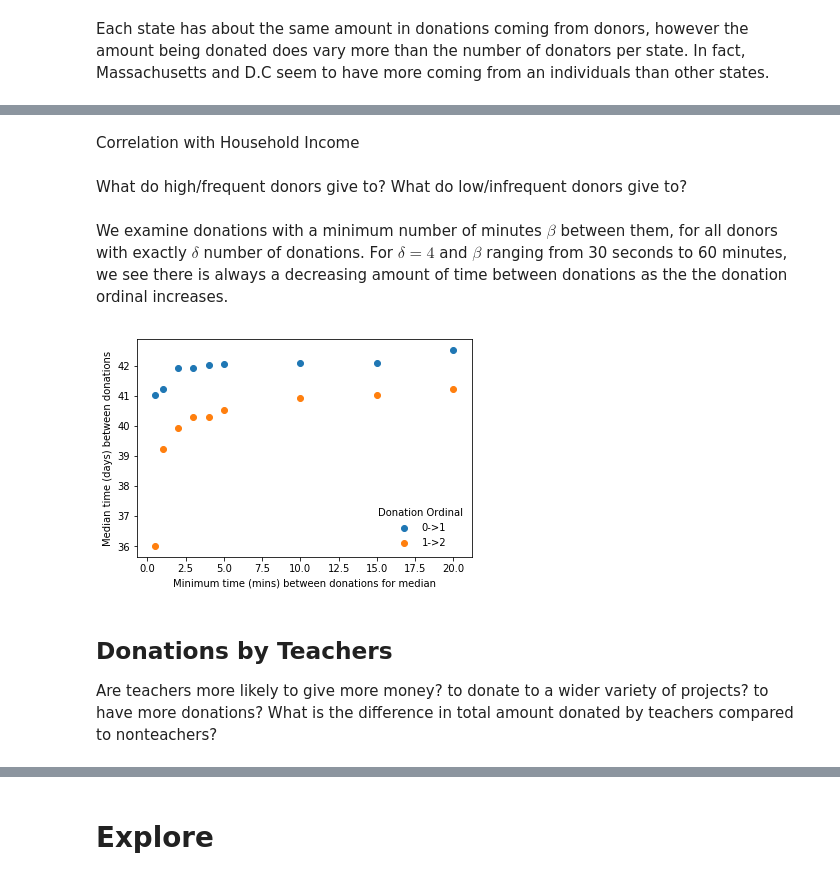
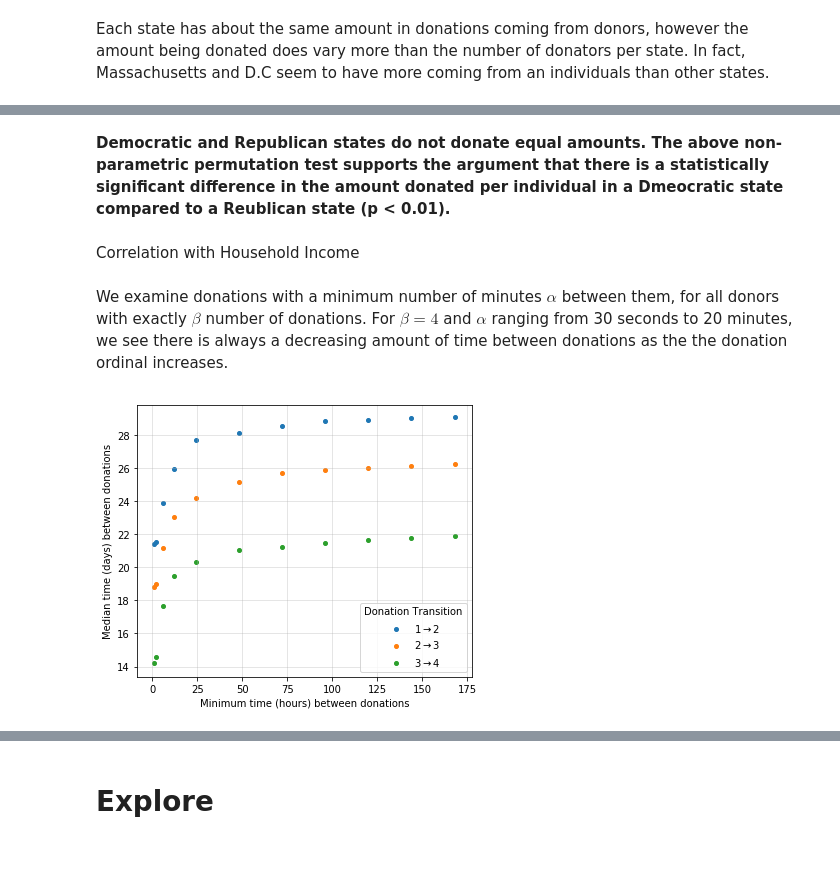
Before and after one commit to mikeona120/MATH189_Final, a Jupyter notebook: liebscher_analysis.ipynb, the cells around one changed output, grey strips where cells are left out. Saved outputs shown, nothing was run; the diff lists cells and outputs as text; code cells hidden in the pictures.

Commit message:
more tests and exploration

```diff
--- a/liebscher_analysis.ipynb
+++ b/liebscher_analysis.ipynb
@@ -304,5 +321,5 @@ Median Average Donation for each Donation Count Bin
 # %%
-donation_count_avgs = donors_donation_counts.groupby('bin')['avg'].quantile(.5)
+donation_count_avgs = unique_donors_complete.groupby('bin')['avg'].quantile(.5)
 plt.subplots(figsize=(10, 4))
 
 values = donation_count_avgs.values
@@ -567,3 +630,5 @@ plt.ylim([0,1]);
+# %% [markdown]
+**Democratic and Republican states do not donate equal amounts. The above non-parametric permutation test supports the argument that there is a statistically significant difference in the amount donated per individual in a Dmeocratic state compared to a Reublican state (p < 0.01).**
 # %% [markdown]
 Correlation with Household Income
 # %%
@@ -575,42 +640,62 @@ round(a['A00100'].values.mean()), round(np.average(a['A00100'].values, weights=a
-# %% [markdown]
-What do high/frequent donors give to? What do low/infrequent donors give to?
 # %% [markdown]
-We examine donations with a minimum number of minutes $\beta$ between them, for all donors with exactly $\delta$ number of donations. For $\delta=4$ and $\beta$ ranging from 30 seconds to 60 minutes, we see there is always a decreasing amount of time between donations as the the donation ordinal increases.
+We examine donations with a minimum number of minutes $\alpha$ between them, for all donors with exactly $\beta$ number of donations. For $\beta=4$ and $\alpha$ ranging from 30 seconds to 20 minutes, we see there is always a decreasing amount of time between donations as the the donation ordinal increases.
 # %%
-dim = 3
+# number of donations per donor
+beta = 4
 
 a = donations_subset.groupby('donor_id').size()
-i = a[a == dim].index
+i = a[a == beta].index
 
+# subset the donations set by only keeping donations that are made by donors with beta donations
 t = donations_subset[donations_subset['donor_id'].isin(i)].groupby('donor_id')
 # %%
 c = 0
 
 gaps = []
 
+# get the donations of each donor in the subset
 for row in t:
+
+    # sort the donor's donations by date
     s_row = row[1].sort_values('date')
+
+    # find the differences in time between each donation
     diffs = s_row['date'].values[1:] - s_row['date'].values[:-1]
+
+    # record the time differences in seconds
     gaps.append(diffs / (60 * 60 * 24))
+
+    # only run through the first 100,0000 donors
     c += 1
-    if c % 500 == 0:
+    if c % 100000 == 0:
         break
+
 gaps = np.array(gaps)
 # %%
 res = []
 
-for threshold in [0.5, 1, 2, 3, 4, 5, 10, 15, 20]:
+# test over various time thresholds (in hours)
+for threshold in [1, 2, 6, 12, 24, 48, 72, 96, 120, 144, 168]:
 
-    for d in range(dim-1):
-        res.append([threshold, np.median(gaps[gaps[:, d] >= (threshold/60)]), d])
+    # record the median time between donations, for gaps greater than the threshold
+    # for each donation transition (1st donation to 2nd, 2nd to 3rd, etc.)
+    for d in range(beta-1):
+
+        # first column: threshold, second: median gap, third: donation ordinal
+        res.append([threshold, np.median(gaps[gaps[:, d] >= (threshold/(60*60))]), d])
+
 res = np.array(res)
 # %%
-for d in range(dim-1):
+plt.subplots(figsize=(6,5))
+plt.grid(True, alpha=0.4)
+
+# plot scatters for each donation transition
+for d in range(beta-1):
     mask = res[:, 2] == d
-    plt.scatter(res[mask, 0], res[mask, 1], label='{}->{}'.format(d, d+1))
+    plt.scatter(res[mask, 0], res[mask, 1], label=r'{}$\rightarrow${}'.format(d+1, d+2), s=16)
 
-plt.xlabel('Minimum time (mins) between donations for median')
+plt.xlabel('Minimum time (hours) between donations')
 plt.ylabel('Median time (days) between donations')
-plt.legend(title='Donation Ordinal', frameon=False);
+plt.legend(title='Donation Transition');
 # %% [output]
-[figure, old version]
+[figure, new version]
@@ -639,4 +701,0 @@ indices = [b[b == donation_count].index for donation_count in range(1,3)]
-# %% [markdown]
-## Donations by Teachers
-
-Are teachers more likely to give more money? to donate to a wider variety of projects? to have more donations? What is the difference in total amount donated by teachers compared to nonteachers?
```
Also changed, not shown: parts of 70 cells of this notebook.
